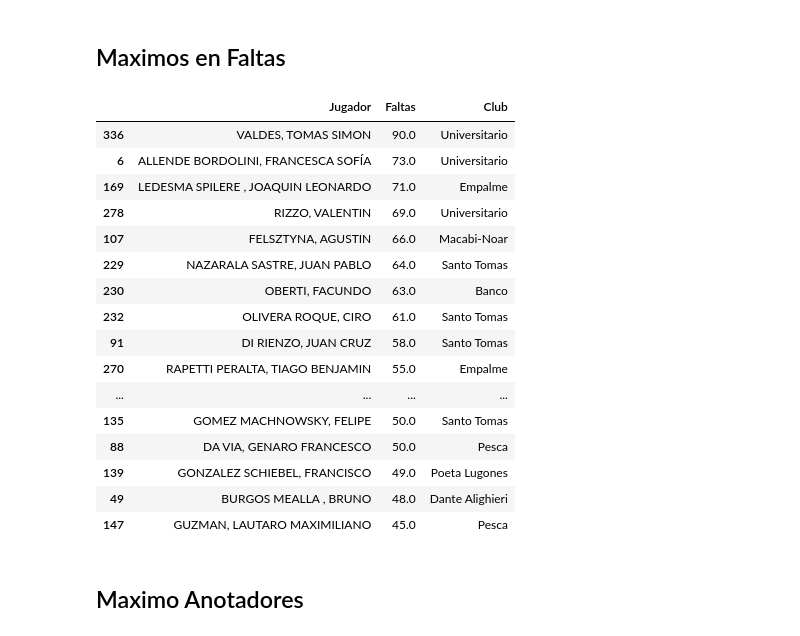
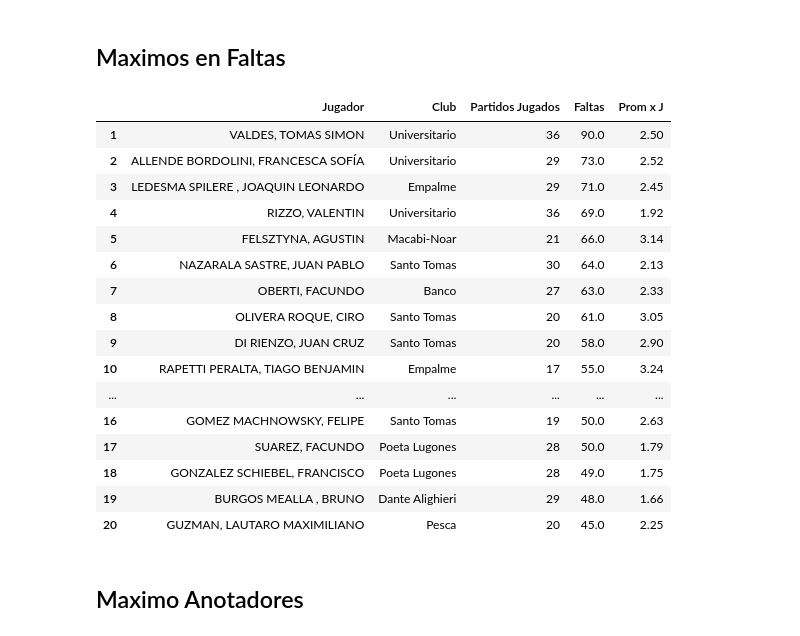
Before and after one commit to nicopinera/AnalisisEstadisticoBasquetU13, a Jupyter notebook: analisisGlobal.ipynb, the cells around one changed output. Saved outputs shown, nothing was run; the diff lists cells and outputs as text; code cells hidden in the pictures.

```diff
--- a/analisisGlobal.ipynb
+++ b/analisisGlobal.ipynb
@@ -71,25 +62,25 @@ top_20_asistidores('EstadisticasGlobales.csv')
 # %% [markdown]
 ## Maximos en Faltas
 # %%
-top_20_faltas('EstadisticasGlobales.csv')
+top20.top_20_faltas('EstadisticasGlobales.csv')
 # %% [output]
-|  | Jugador | Faltas | Club |
-| 336 | VALDES, TOMAS SIMON | 90.0 | Universitario |
-| 6 | ALLENDE BORDOLINI, FRANCESCA SOFÍA | 73.0 | Universitario |
-| 169 | LEDESMA SPILERE , JOAQUIN LEONARDO | 71.0 | Empalme |
-| 278 | RIZZO, VALENTIN | 69.0 | Universitario |
-| 107 | FELSZTYNA, AGUSTIN | 66.0 | Macabi-Noar |
-| 229 | NAZARALA SASTRE, JUAN PABLO | 64.0 | Santo Tomas |
-| 230 | OBERTI, FACUNDO | 63.0 | Banco |
-| 232 | OLIVERA ROQUE, CIRO | 61.0 | Santo Tomas |
-| 91 | DI RIENZO, JUAN CRUZ | 58.0 | Santo Tomas |
-| 270 | RAPETTI PERALTA, TIAGO BENJAMIN | 55.0 | Empalme |
-| ... | ... | ... | ... |
-| 135 | GOMEZ MACHNOWSKY, FELIPE | 50.0 | Santo Tomas |
-| 88 | DA VIA, GENARO FRANCESCO | 50.0 | Pesca |
-| 139 | GONZALEZ SCHIEBEL, FRANCISCO | 49.0 | Poeta Lugones |
-| 49 | BURGOS MEALLA , BRUNO | 48.0 | Dante Alighieri |
-| 147 | GUZMAN, LAUTARO MAXIMILIANO | 45.0 | Pesca |
+|  | Jugador | Club | Partidos Jugados | Faltas | Prom x J |
+| 1 | VALDES, TOMAS SIMON | Universitario | 36 | 90.0 | 2.50 |
+| 2 | ALLENDE BORDOLINI, FRANCESCA SOFÍA | Universitario | 29 | 73.0 | 2.52 |
+| 3 | LEDESMA SPILERE , JOAQUIN LEONARDO | Empalme | 29 | 71.0 | 2.45 |
+| 4 | RIZZO, VALENTIN | Universitario | 36 | 69.0 | 1.92 |
+| 5 | FELSZTYNA, AGUSTIN | Macabi-Noar | 21 | 66.0 | 3.14 |
+| 6 | NAZARALA SASTRE, JUAN PABLO | Santo Tomas | 30 | 64.0 | 2.13 |
+| 7 | OBERTI, FACUNDO | Banco | 27 | 63.0 | 2.33 |
+| 8 | OLIVERA ROQUE, CIRO | Santo Tomas | 20 | 61.0 | 3.05 |
+| 9 | DI RIENZO, JUAN CRUZ | Santo Tomas | 20 | 58.0 | 2.90 |
+| 10 | RAPETTI PERALTA, TIAGO BENJAMIN | Empalme | 17 | 55.0 | 3.24 |
+| ... | ... | ... | ... | ... | ... |
+| 16 | GOMEZ MACHNOWSKY, FELIPE | Santo Tomas | 19 | 50.0 | 2.63 |
+| 17 | SUAREZ, FACUNDO | Poeta Lugones | 28 | 50.0 | 1.79 |
+| 18 | GONZALEZ SCHIEBEL, FRANCISCO | Poeta Lugones | 28 | 49.0 | 1.75 |
+| 19 | BURGOS MEALLA , BRUNO | Dante Alighieri | 29 | 48.0 | 1.66 |
+| 20 | GUZMAN, LAUTARO MAXIMILIANO | Pesca | 20 | 45.0 | 2.25 |
 # %% [markdown]
 ## Maximo Anotadores
 # %% [markdown]
```
Also changed, not shown: parts of 10 cells of this notebook, 2 other files.
